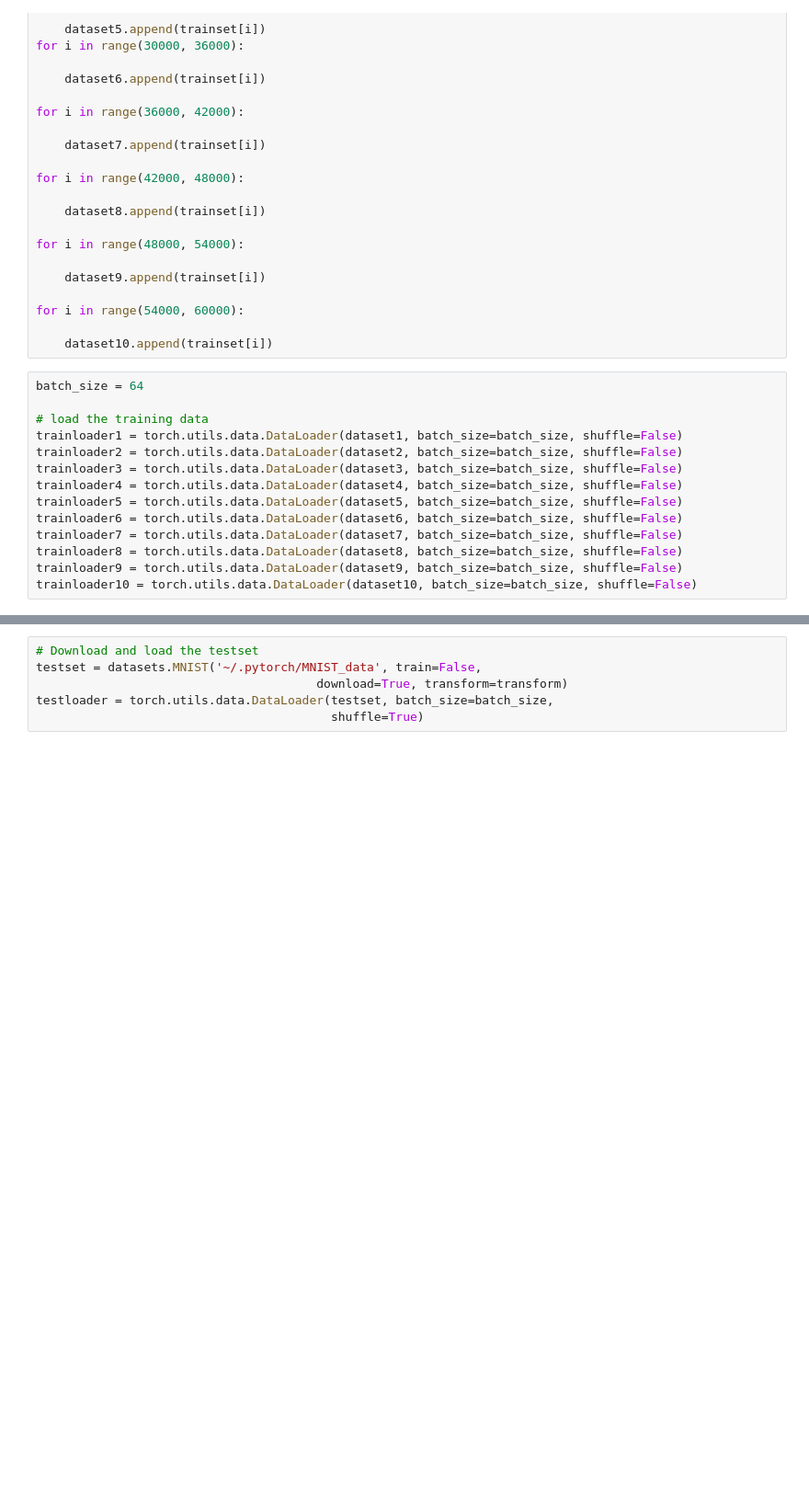
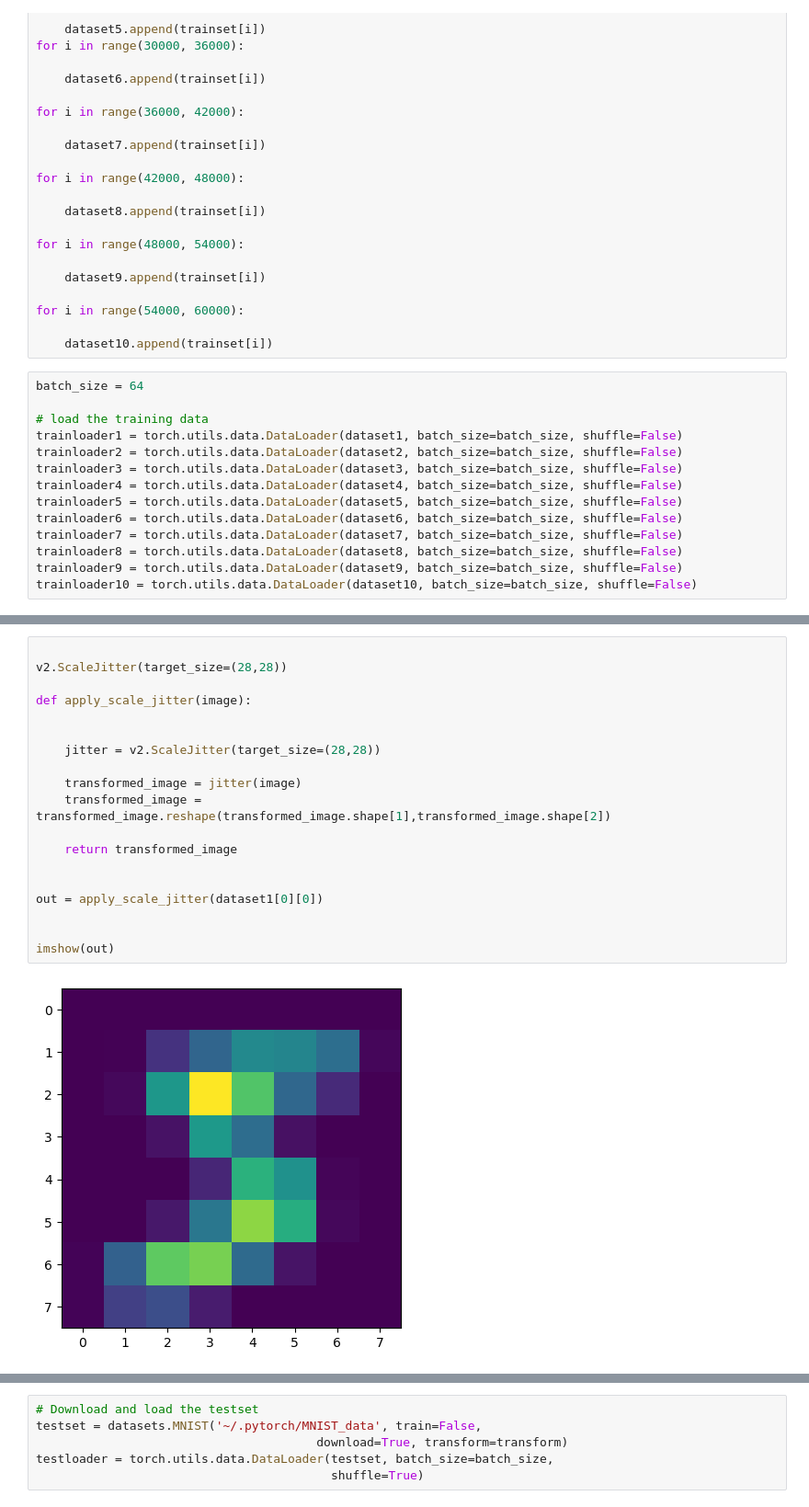
Before and after one commit to danieljwright/CV-project, a Jupyter notebook: computer-vision-project.ipynb, the cells around one changed output, grey strips where cells are left out. Shown: that part at 92% size. Drawn from its saved outputs; the diff is of its cells as text; blank space fills up the shorter version.

```diff
--- a/computer-vision-project.ipynb
+++ b/computer-vision-project.ipynb
@@ -127,0 +200,21 @@ trainloader10 = torch.utils.data.DataLoader(dataset10, batch_size=batch_size, sh
+# %%
+
+v2.ScaleJitter(target_size=(28,28))
+
+def apply_scale_jitter(image):
+
+
+    jitter = v2.ScaleJitter(target_size=(28,28))
+
+    transformed_image = jitter(image)
+    transformed_image = transformed_image.reshape(transformed_image.shape[1],transformed_image.shape[2])
+
+    return transformed_image
+
+
+out = apply_scale_jitter(dataset1[0][0])
+
+
+imshow(out)
+# %% [output]
+[figure, added]
```
Also changed, not shown: parts of 7 cells of this notebook.
